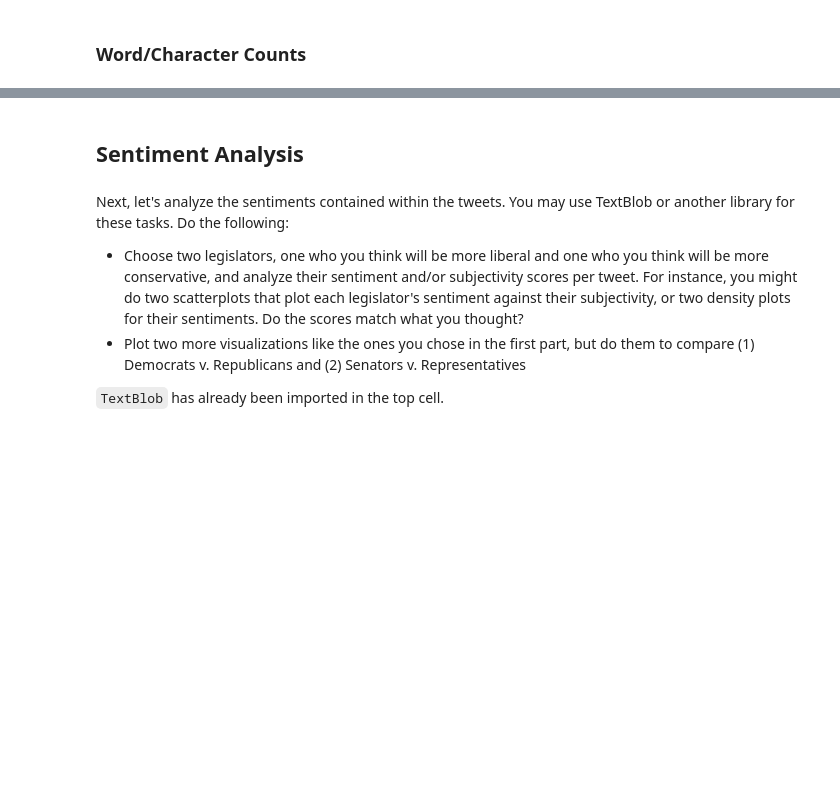
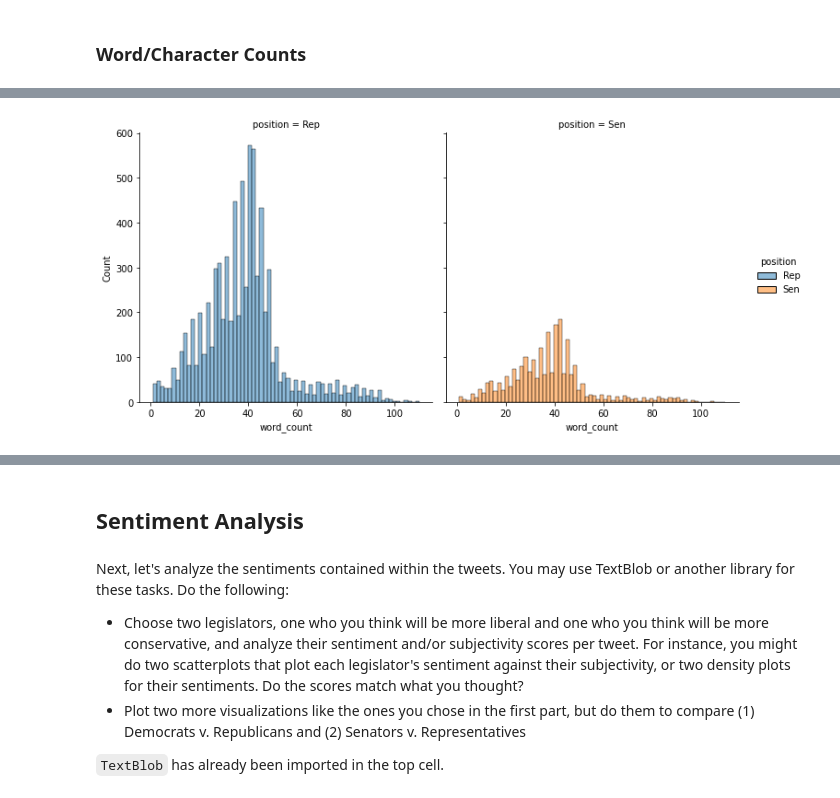
Before and after one commit to ireminal/CSS_Project5_Group1, a Jupyter notebook: Project 5 Student.ipynb, the cells around one changed output, grey strips where cells are left out. Saved outputs shown, nothing was run; the diff lists cells and outputs as text; code cells hidden in the pictures; blank space fills up the shorter version.

```diff
--- a/Project 5 Student.ipynb
+++ b/Project 5 Student.ipynb
@@ -287,3 +297,8 @@ plt.show()
+# %%
+sns.displot(congress_tweets, x="word_count", hue = "position", col = "position")
+plt.show()
+# %% [output]
+[figure, added]
 # %%
 sns.displot(congress_tweets, x ="tweet_len", hue = "party", col = "party")
 plt.show()
```
Also changed, not shown: parts of 42 cells of this notebook.
